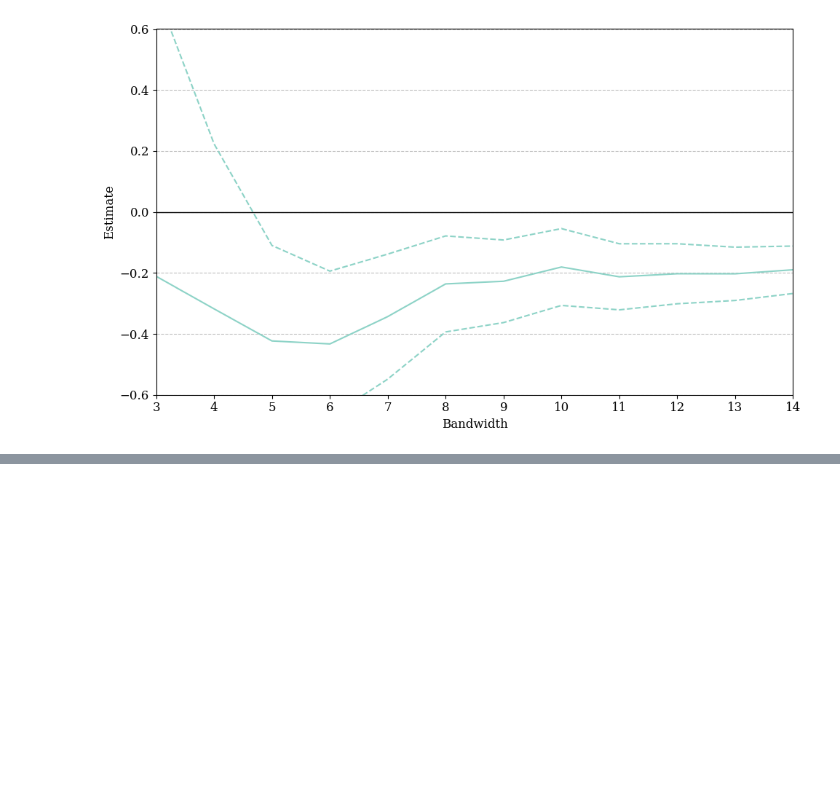
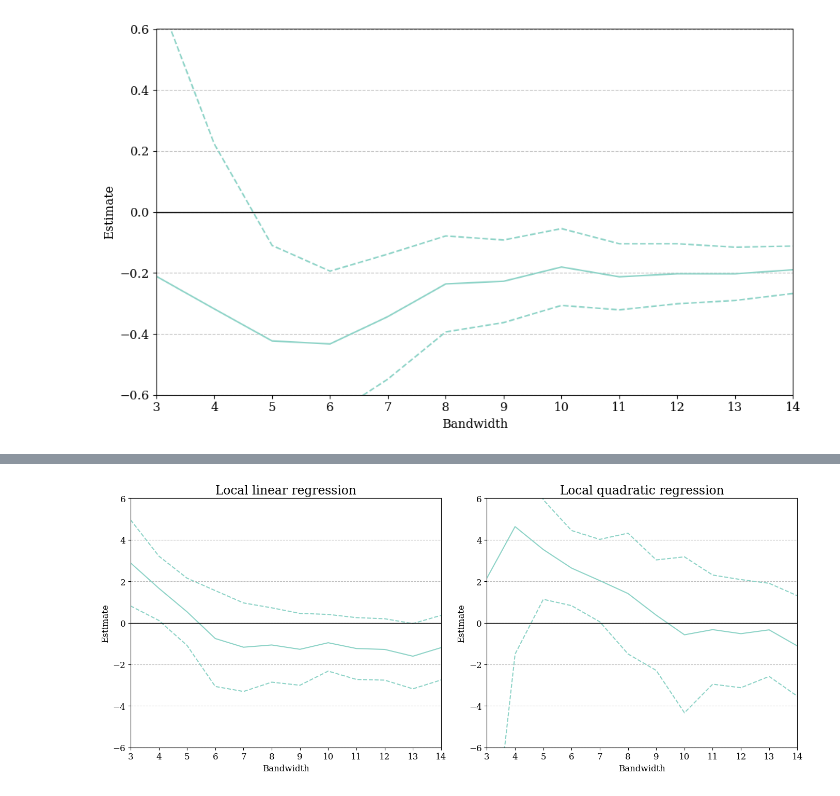
Before and after one commit to HansHoltenAndersen/Bachelor, a Jupyter notebook: Plots.ipynb, the cells around one changed output, grey strips where cells are left out. Drawn from its saved outputs; the diff is of its cells as text; code cells hidden in the pictures; blank space fills up the shorter version.

```diff
--- a/Plots.ipynb
+++ b/Plots.ipynb
@@ -739 +732,32 @@ for name, d, in panels.items():
+# %%
+# Combined bandwidth figure
+
+def plot_bw_combined(df, ax, title="", clr=colors[0], y_min=-5, y_max=5, ticks=1):
+    # Plot estimate, upper, lower
+    ax.plot(df['est'])
+    ax.plot(df['upper'], linestyle='--', color=clr)
+    ax.plot(df['lower'], linestyle='--', color=clr)
+    ax.axhline(y=0, color='black', linewidth=1)
+
+    ax.set_xlabel("Bandwidth")
+    ax.set_ylabel("Estimate")
+    ax.set_title(title)
+
+    ax.set_xticks(np.arange(3, 14.01, 1))
+    ax.set_xlim(df.index[0], 14)
+
+    ax.set_ylim(y_min, y_max)
+    ax.set_yticks(np.arange(y_min, y_max + 1e-6, ticks))
+
+    ax.grid(axis='x')
+
+fig, axes = plt.subplots(1, 2, figsize=(14,6))
+
+plot_bw_combined(Effect_lin_cl_sogn, ax=axes[0], title="Local linear regression", clr=colors[0], y_min=-6, y_max=6, ticks=2)
+plot_bw_combined(Effect_main, ax=axes[1], title="Local quadratic regression", clr=colors[0], y_min=-6, y_max=6, ticks=2)
+
+plt.tight_layout()
+plt.show()
+# %% [output]
+[figure, added]
 # %%
```
Also changed, not shown: parts of 11 cells of this notebook.
